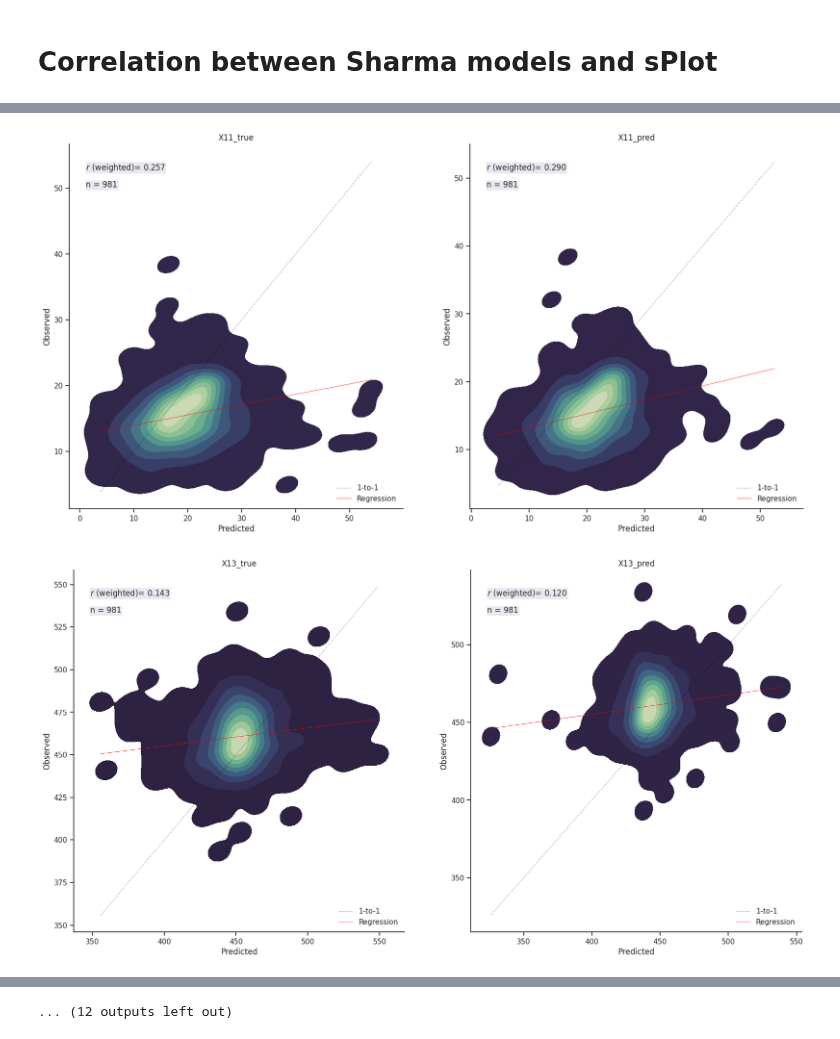
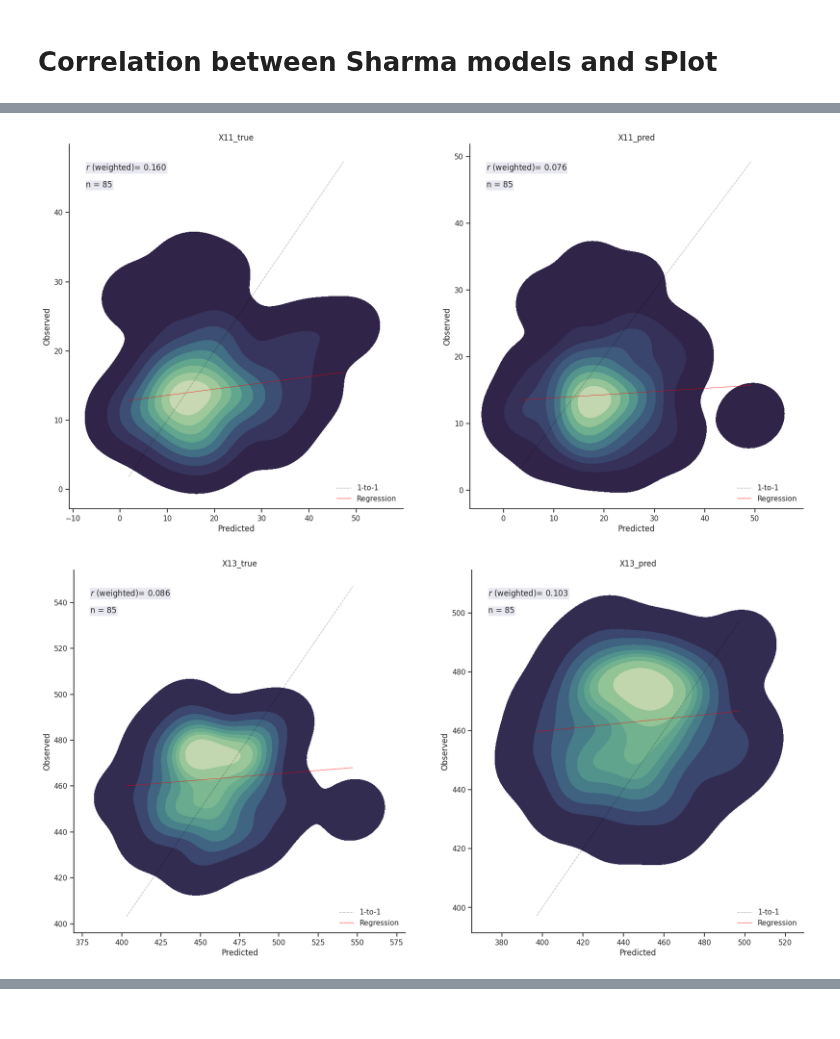
Before and after one commit to GeoSense-Freiburg/cit-sci-traits, a Jupyter notebook: notebooks/misc/sharma_models_splot_corr.ipynb, the cells around one changed output, grey strips where cells are left out. Cells and saved outputs as stored; diff of their text form; code cells hidden in the pictures.

Commit message:
enh: produce sharma splot corrs across different n_mins

```diff
--- a/notebooks/misc/sharma_models_splot_corr.ipynb
+++ b/notebooks/misc/sharma_models_splot_corr.ipynb
@@ -65,7 +65,7 @@ else:
         }
     )
 
-for n_min in [1, 5, 10]:
+for n_min in [1, 5, 10, 20]:
     for true_col, pred_col in zip(true_cols, pred_cols):
         trait = true_col.split("_")[0]
         grid_stat = "mean"
@@ -104,6 +104,9 @@ for n_min in [1, 5, 10]:
             columns={trait: "observed", pred_col: "predicted"}
         )
 
+        if splot_vs_true.empty or splot_vs_pred.empty:
+            continue
+
         out_dir = Path("share", "sharma")
         combined = pd.concat(
             [
@@ -123,6 +126,7 @@ for n_min in [1, 5, 10]:
         )
         combined_path.parent.mkdir(parents=True, exist_ok=True)
         combined.reset_index().to_parquet(combined_path)
+
 
         # Get unique values of the "y" index
         lat_wts = lat_weights(
@@ -168,32 +172,32 @@ for n_min in [1, 5, 10]:
                 splot_vs_true.observed,
                 splot_vs_true.predicted,
                 true_col,
                 log=False,
                 density=True,
                 show_r=True,
                 manual_r=weighted_r_true,
                 r_weighted=True,
             )
 
             ax[1] = plot_observed_vs_predicted(
                 ax[1],
                 splot_vs_pred.observed,
                 splot_vs_pred.predicted,
                 pred_col,
                 log=False,
                 density=True,
                 show_r=True,
                 manual_r=weighted_r_pred,
                 r_weighted=True,
             )
 
             sns.despine()
 
             fig_path = out_dir / "plots" / f"{trait}_vs_splot_{cfg.model_res}deg_nmin{n_min}.png"
             fig_path.parent.mkdir(parents=True, exist_ok=True)
             plt.savefig(fig_path, dpi=300)
 
     all_stats.to_csv(all_stats_path, index=False)
 # %% [output]
-[figure, old version]
+[figure, new version]
-[figure, old version]
+[figure, new version]
@@ -210 +209,0 @@ for n_min in [1, 5, 10]:
-... (12 outputs left out)
```
Also changed, not shown: parts of 1 cell of this notebook.
